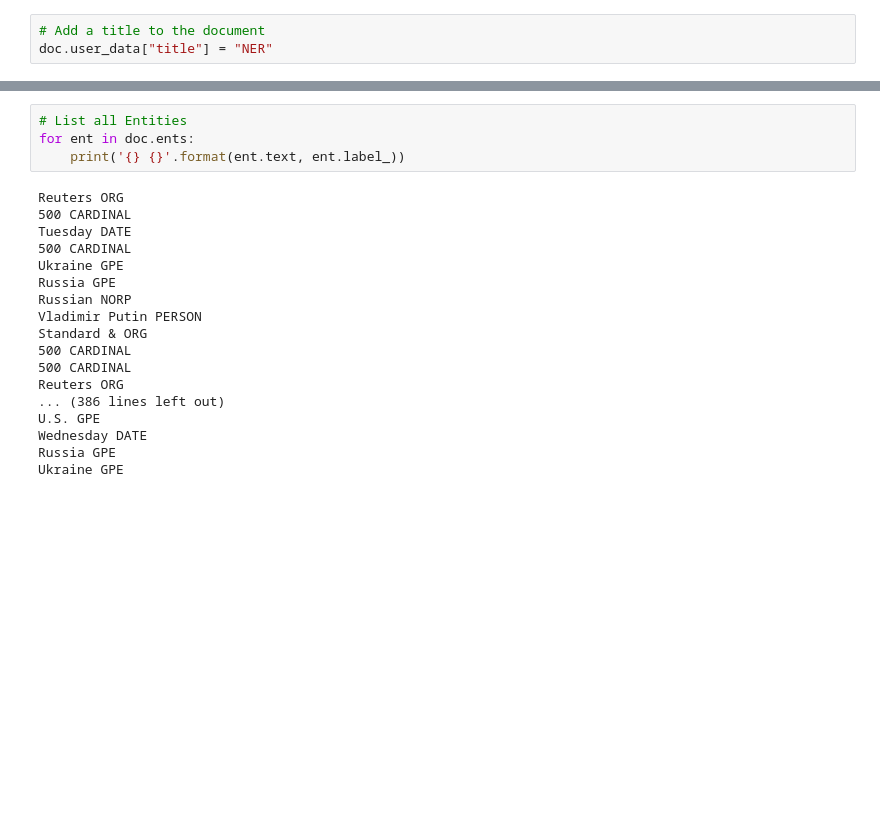
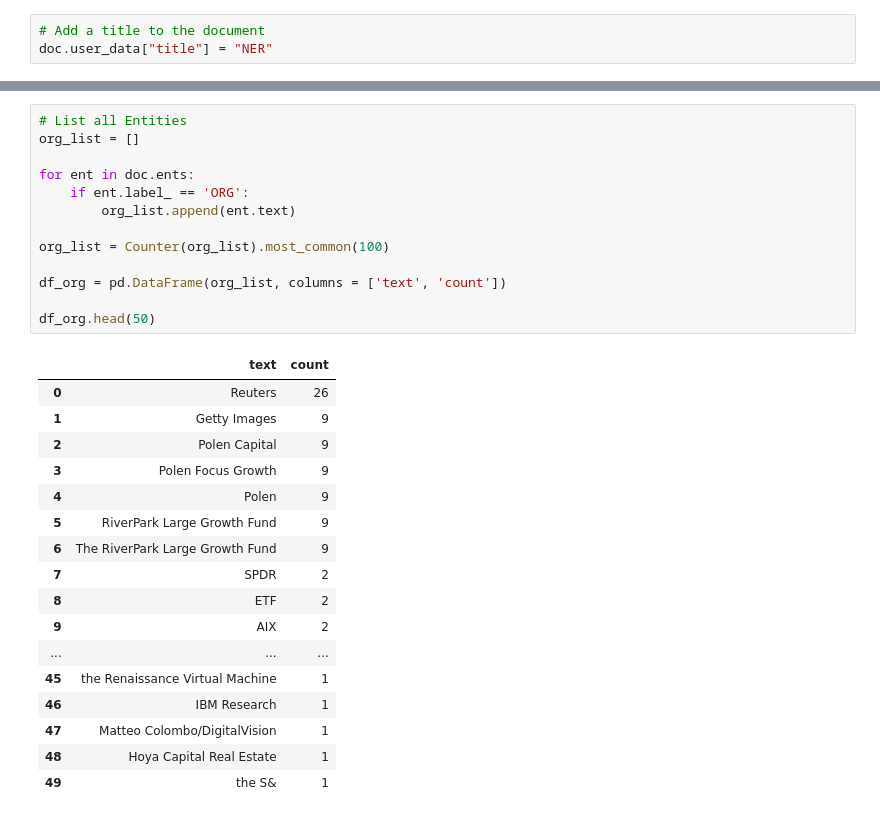
Before and after one commit to StrawhatRA/NLP-Tweet-Investor, a Jupyter notebook: data_collection.ipynb, the cells around one changed output, grey strips where cells are left out. Drawn from its saved outputs; the diff is of its cells as text; blank space fills up the shorter version.

```diff
--- a/data_collection.ipynb
+++ b/data_collection.ipynb
@@ -248,22 +248,31 @@ Feb 11 - Welcome to the home for real-time coverage of markets brought to you by
 # %%
 # List all Entities
+org_list = []
+
 for ent in doc.ents:
-    print('{} {}'.format(ent.text, ent.label_))
+    if ent.label_ == 'ORG':
+        org_list.append(ent.text)
+
+org_list = Counter(org_list).most_common(100)
+
+df_org = pd.DataFrame(org_list, columns = ['text', 'count'])
+
+df_org.head(50)
 # %% [output]
-Reuters ORG
-500 CARDINAL
-Tuesday DATE
-500 CARDINAL
-Ukraine GPE
-Russia GPE
-Russian NORP
-Vladimir Putin PERSON
-Standard & ORG
-500 CARDINAL
-500 CARDINAL
-Reuters ORG
-... (386 lines left out)
-U.S. GPE
-Wednesday DATE
-Russia GPE
-Ukraine GPE
+|  | text | count |
+| 0 | Reuters | 26 |
+| 1 | Getty Images | 9 |
+| 2 | Polen Capital | 9 |
+| 3 | Polen Focus Growth | 9 |
+| 4 | Polen | 9 |
+| 5 | RiverPark Large Growth Fund | 9 |
+| 6 | The RiverPark Large Growth Fund | 9 |
+| 7 | SPDR | 2 |
+| 8 | ETF | 2 |
+| 9 | AIX | 2 |
+| ... | ... | ... |
+| 45 | the Renaissance Virtual Machine | 1 |
+| 46 | IBM Research | 1 |
+| 47 | Matteo Colombo/DigitalVision | 1 |
+| 48 | Hoya Capital Real Estate | 1 |
+| 49 | the S& | 1 |
```
Also changed, not shown: parts of 11 cells of this notebook.
